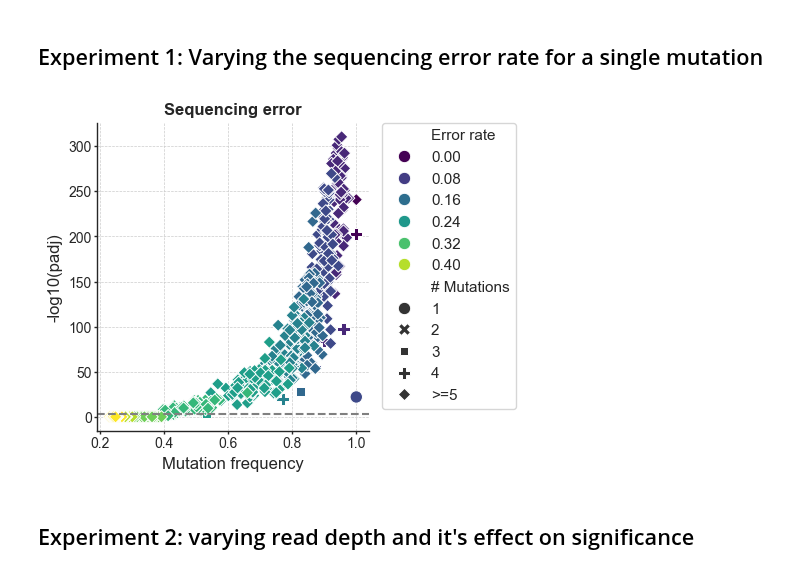
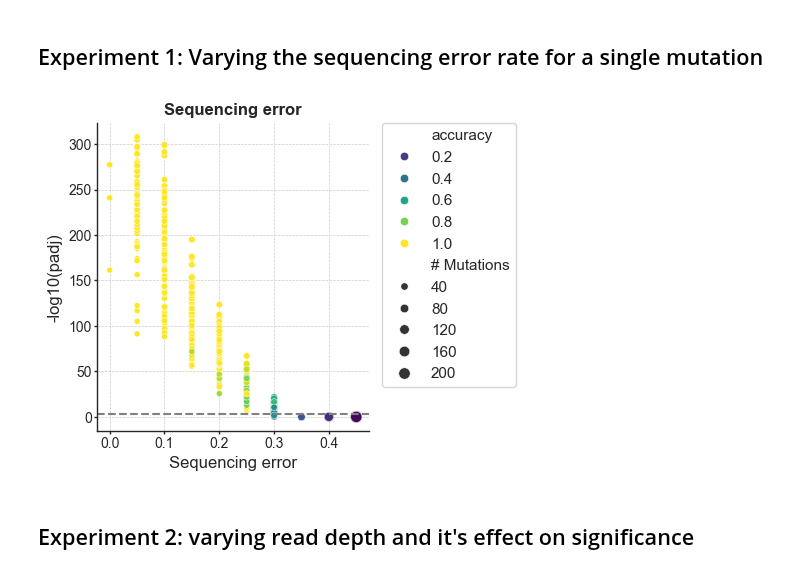
Before and after one commit to fhalab/LevSeq, a Jupyter notebook: simulation/Ape AGW ePCR Figures.ipynb, the cells around one changed output. Drawn from its saved outputs; the diff is of its cells as text; code cells hidden in the pictures.

Commit message:
Fixed the accuracy

```diff
--- a/simulation/Ape AGW ePCR Figures.ipynb
+++ b/simulation/Ape AGW ePCR Figures.ipynb
@@ -96,25 +96,25 @@ significance = -1*np.log10(0.001)
 ## Experiment 1: Varying the sequencing error rate for a single mutation
 # %%
 
-experiment_df = pd.read_csv(f'{data_dir}Experiment1_{label}.csv')
+experiment_df = pd.read_csv(f'{data_dir}Experiment1.csv')
 experiment_df['-log10(P.adj)'] = -1*np.log10(experiment_df['P adj.'].values)
 experiment_df['Error rate'] = [int(c.split('_')[-1])/100.0 for c in experiment_df['Plate']]
 experiment_df['# Mutations'] = [len(v.split('_')) for v in experiment_df['Variant'].values]
-experiment_df['# Mutations'] = [f'{v}' if v < 5 else f'>=5' for v in experiment_df['# Mutations']]
+#experiment_df['# Mutations'] = [f'{v}' if v < 5 else f'>=5' for v in experiment_df['# Mutations']]
 experiment_df = experiment_df.reset_index()
-ax = sns.scatterplot(experiment_df, x='frequency', y='-log10(P.adj)', hue='Error rate', palette='viridis',
-                     style="# Mutations", style_order=['1', '2', '3', '4', '>=5'], s=80)
+ax = sns.scatterplot(experiment_df, x='Error rate', y='-log10(P.adj)', hue='accuracy', palette='viridis',
+                     size="# Mutations")##, style_order=['1', '2', '3', '4', '>=5'], s=80)
 set_ax_params(ax)
-plt.xlabel('Mutation frequency')
+plt.xlabel('Sequencing error')
 plt.ylabel('-log10(padj)')
 plt.title('Sequencing error', fontsize=title_font_size, fontweight="bold")
 plt.legend(bbox_to_anchor=(1.05, 1), loc=2, borderaxespad=0.)
 plt.axhline(y = significance, color = 'grey', linestyle = '--') #axis='y',
 plt.grid(True, which='major', linestyle='--', linewidth=0.5)
 plt.savefig(f'{fig_dir}Experiment1_{label}.svg')
 plt.show()
 # %% [output]
-[figure, old version]
+[figure, new version]
 # %% [markdown]
 ## Experiment 2: varying read depth and it's effect on significance
 # %%
```
Also changed, not shown: parts of 1 cell of this notebook, 2 other files.
